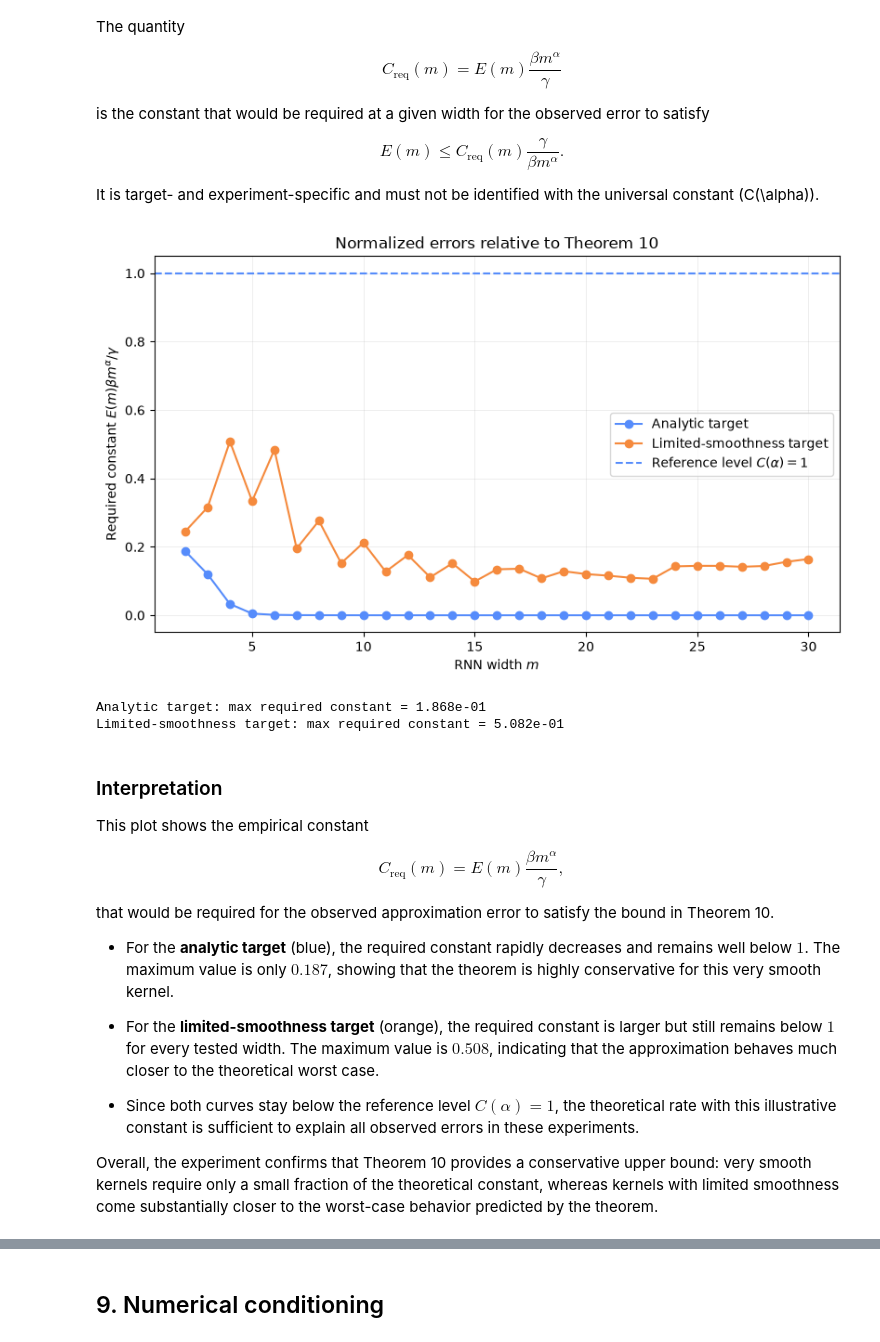
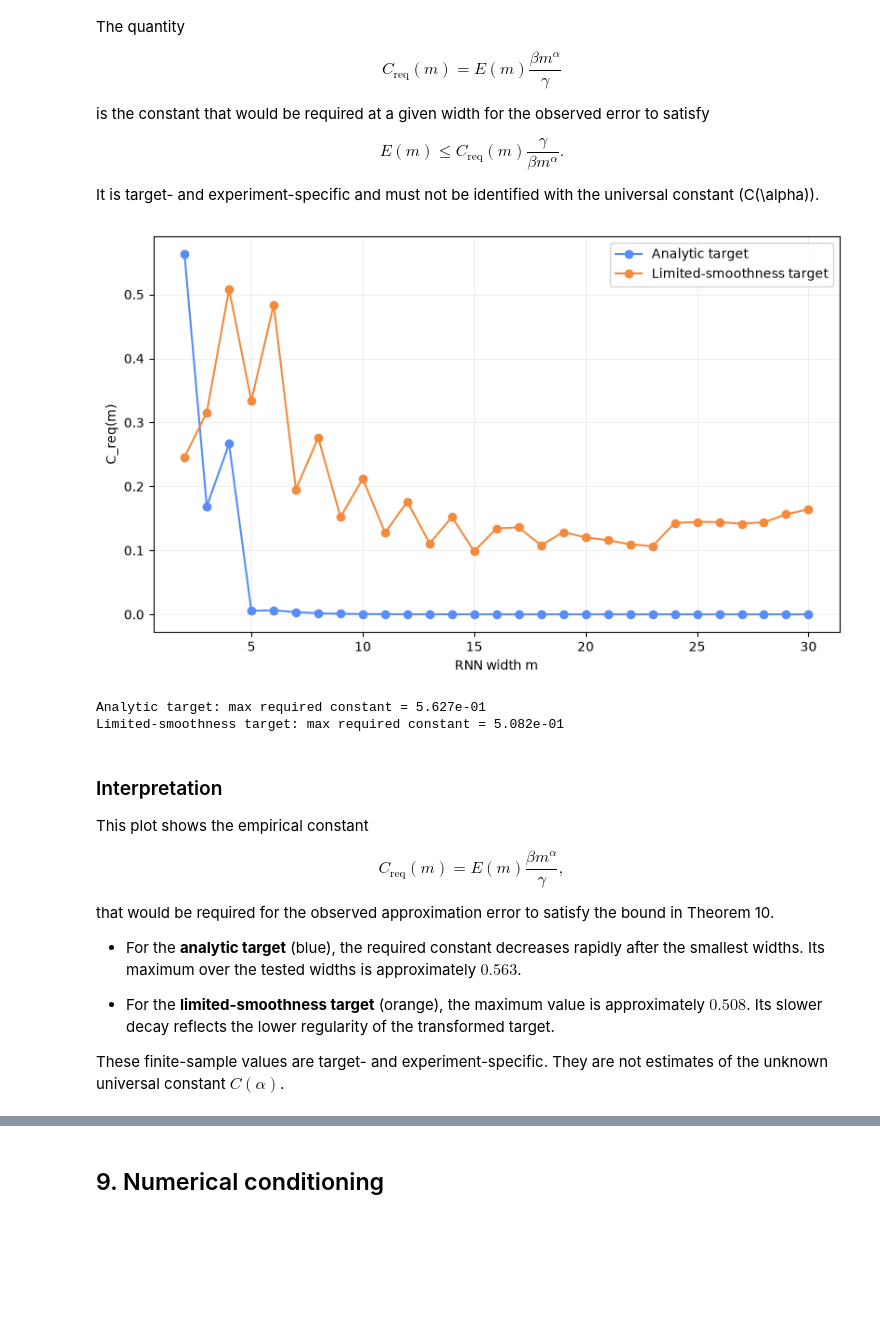
Before and after one commit to e-kru/ct-rnn-memory-kernels, a Jupyter notebook: notebooks/03_theorem10_approximation_rates.ipynb, the cells around one changed output, grey strips where cells are left out. Drawn from its saved outputs; the diff is of its cells as text; code cells hidden in the pictures; blank space fills up the shorter version.

```diff
--- a/notebooks/03_theorem10_approximation_rates.ipynb
+++ b/notebooks/03_theorem10_approximation_rates.ipynb
@@ -385,41 +453,43 @@ $$
 
 It is target- and experiment-specific and must not be identified with the universal constant \(C(\alpha)\).
 # %%
-plt.figure(figsize=(8.2, 5.0))
+figure = plt.figure(figsize=(8.2, 5.0))
 
 for result in [smooth_results, limited_results]:
     plt.plot(
         exp.WIDTHS,
         result["required_constants"],
         marker="o",
         label=result["name"],
     )
 
-plt.axhline(
-    1.0,
-    linestyle="--",
-    label=r"Reference level $C(\alpha)=1$",
-)
-plt.xlabel("RNN width $m$")
-plt.ylabel(
-    r"Required constant "
-    r"$E(m)\beta m^\alpha/\gamma$"
-)
-plt.title("Normalized errors relative to Theorem 10")
+plt.xlabel("RNN width m")
+plt.ylabel("C_req(m)")
 plt.legend()
 plt.grid(alpha=0.3)
 plt.tight_layout()
+
+normalized_figure_path = (
+    PROJECT_ROOT / "figures" / "theorem10_normalized_errors.png"
+)
+normalized_figure_path.parent.mkdir(parents=True, exist_ok=True)
+figure.savefig(
+    normalized_figure_path,
+    dpi=300,
+    bbox_inches="tight",
+)
+
 plt.show()
 
 for result in [smooth_results, limited_results]:
     print(
         f"{result['name']}: "
         f"max required constant = "
         f"{np.max(result['required_constants']):.3e}"
     )
 # %% [output]
-[figure, old version]
+[figure, new version]
-Analytic target: max required constant = 1.868e-01
+Analytic target: max required constant = 5.627e-01
 Limited-smoothness target: max required constant = 5.082e-01
 # %% [markdown]
 ### Interpretation
@@ -434,10 +504,8 @@ $$
 
 that would be required for the observed approximation error to satisfy the bound in Theorem 10.
 
-- For the **analytic target** (blue), the required constant rapidly decreases and remains well below $1$. The maximum value is only $0.187$, showing that the theorem is highly conservative for this very smooth kernel.
+- For the **analytic target** (blue), the required constant decreases rapidly after the smallest widths. Its maximum over the tested widths is approximately $0.563$.
 
-- For the **limited-smoothness target** (orange), the required constant is larger but still remains below $1$ for every tested width. The maximum value is $0.508$, indicating that the approximation behaves much closer to the theoretical worst case.
+- For the **limited-smoothness target** (orange), the maximum value is approximately $0.508$. Its slower decay reflects the lower regularity of the transformed target.
 
-- Since both curves stay below the reference level $C(\alpha)=1$, the theoretical rate with this illustrative constant is sufficient to explain all observed errors in these experiments.
-
-Overall, the experiment confirms that Theorem 10 provides a conservative upper bound: very smooth kernels require only a small fraction of the theoretical constant, whereas kernels with limited smoothness come substantially closer to the worst-case behavior predicted by the theorem.
+These finite-sample values are target- and experiment-specific. They are not estimates of the unknown universal constant $C(\alpha)$.
```
Also changed, not shown: parts of 14 cells of this notebook, 12 other files.
